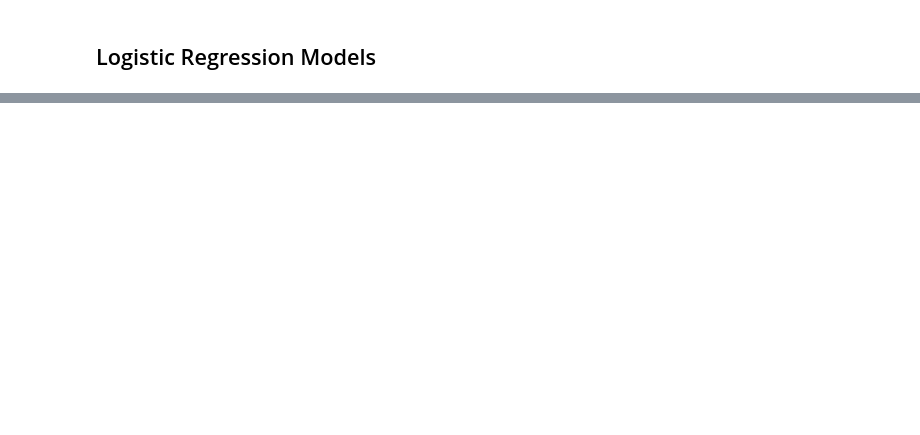
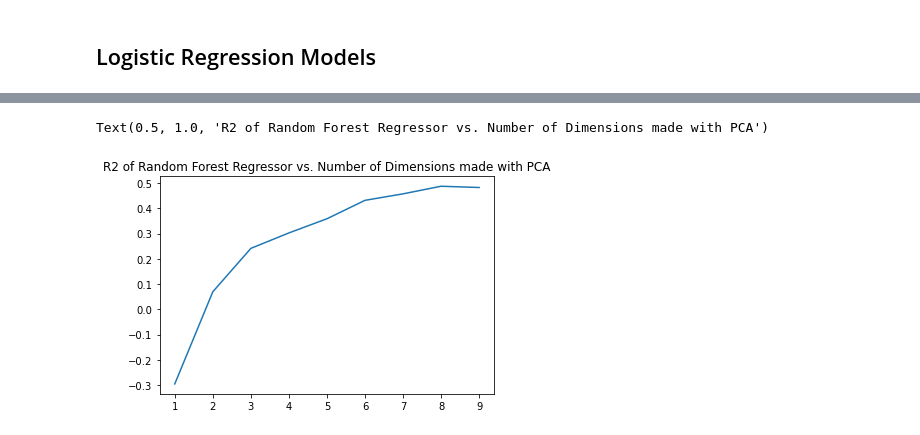
Before and after one commit to allisonjrhee/cs396-final-proj, a Jupyter notebook: 396_Final_Proj.ipynb, the cells around one changed output, grey strips where cells are left out. Drawn from its saved outputs; the diff is of its cells as text; code cells hidden in the pictures; blank space fills up the shorter version.

```diff
--- a/396_Final_Proj.ipynb
+++ b/396_Final_Proj.ipynb
@@ -866,7 +860,10 @@ X_train, X_test, y_train, y_test = train_test_split(X,y,test_size=0.2,random_sta
 # %% [markdown]
 ## Logistic Regression Models
 # %%
-hesitancyfeatures = newdf[['SVI','CVAC','Percent Hispanic','Percent non-Hispanic American Indian/Alaska Native','Percent non-Hispanic Asian',
-'Percent non-Hispanic Black','Percent non-Hispanic Native Hawaiian/Pacific Islander','Percent non-Hispanic White']]
-educationfeatures =education_df[['Adult Population with High School Diploma or Higher',"Adult Population with Bachelor's Degree or Higher"]]
-combinedfeatures = hesitancyfeatures.join(educationfeatures)
+newdf = newdf.dropna()
+
+combinedfeatures = newdf[['SVI','CVAC','Percent adults fully vaccinated against COVID-19 (as of 6/10/21)','Percent Hispanic','Percent non-Hispanic American Indian/Alaska Native','Percent non-Hispanic Asian',
+'Percent non-Hispanic Black','Percent non-Hispanic Native Hawaiian/Pacific Islander','Percent non-Hispanic White','Adult Population with High School Diploma or Higher',
+"Adult Population with Bachelor's Degree or Higher"]]
+
+combinedfeatures = combinedfeatures.dropna()
@@ -943,0 +942,6 @@ Random Forests Standard Scaling: 0.7639343223527362
+# %%
+from sklearn.ensemble import RandomForestRegressor
+
+rfr_scaled_model = RandomForestRegressor()
+rfr_scaled_r2 = cross_val_score(rfr_scaled_model, X_train, y_train, cv=5)
+print("Random Forests Regressor Standard Scaling:", rfr_scaled_r2.mean())
@@ -943,0 +967,20 @@ Random Forests Standard Scaling: 0.7639343223527362
+# %%
+from sklearn.decomposition import PCA
+from sklearn.ensemble import RandomForestRegressor
+
+y_dimension_score = []
+for i in range(1,10,1):
+    X_PCA = PCA(i).fit_transform(X_train)
+    rfr_PCA_scaled_model = RandomForestRegressor()
+    rfr_PCA_scaled_r2 = cross_val_score(rfr_scaled_model, X_PCA, y_train, cv=5)
+    y_dimension_score.append(mean(rfr_PCA_scaled_r2))
+
+import matplotlib.pyplot as plt
+from matplotlib.pyplot import axis
+plt.plot(range(1,10,1),y_dimension_score)
+# plt.axis([-1, 1, 1, 10])
+# plt.show()
+plt.title('R2 of Random Forest Regressor vs. Number of Dimensions made with PCA')
+# %% [output]
+Text(0.5, 1.0, 'R2 of Random Forest Regressor vs. Number of Dimensions made with PCA')
+[figure, added]
```
Also changed, not shown: parts of 15 cells of this notebook.
